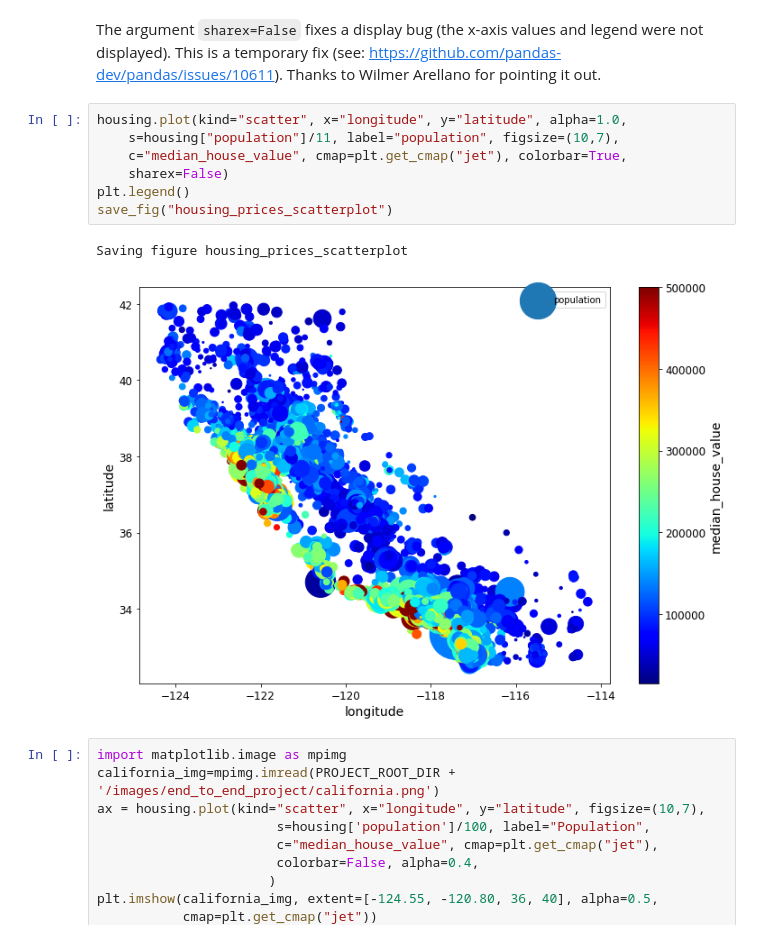
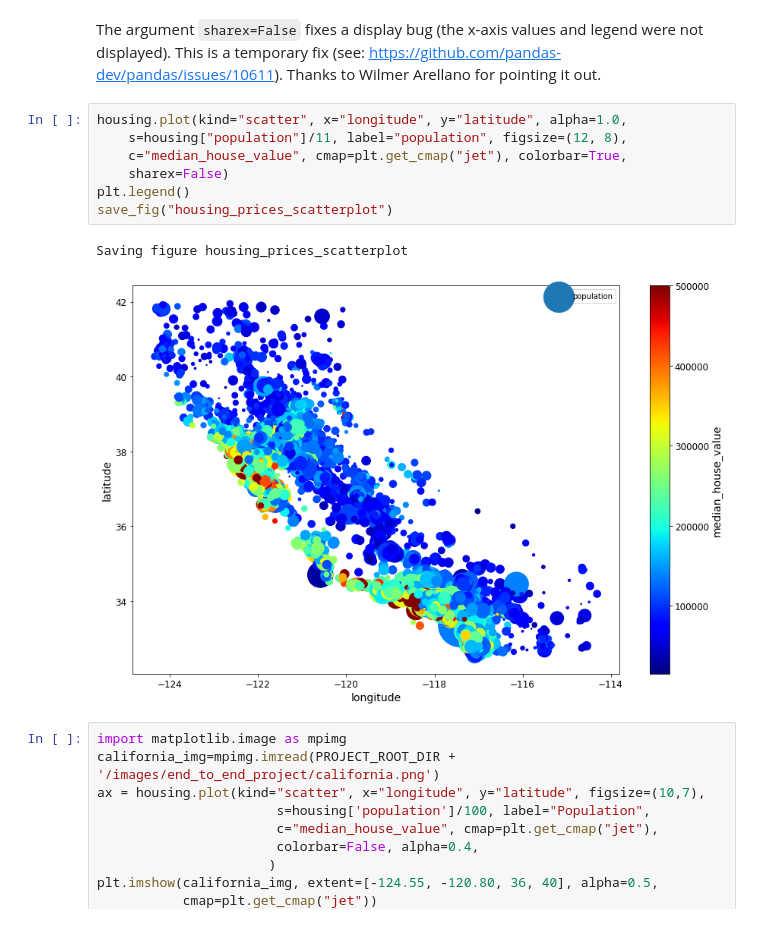
Before and after one commit to amit1rrr/handson-ml, a Jupyter notebook: 02_end_to_end_machine_learning_project.ipynb, the cells around one changed output. Cells and saved outputs as stored; diff of their text form.

Commit message:
Updates scatter plot- v2

```diff
--- a/02_end_to_end_machine_learning_project.ipynb
+++ b/02_end_to_end_machine_learning_project.ipynb
@@ -291,14 +291,14 @@ Saving figure better_visualization_plot
 The argument `sharex=False` fixes a display bug (the x-axis values and legend were not displayed). This is a temporary fix (see: https://github.com/pandas-dev/pandas/issues/10611). Thanks to Wilmer Arellano for pointing it out.
 # %%
 housing.plot(kind="scatter", x="longitude", y="latitude", alpha=1.0,
-    s=housing["population"]/11, label="population", figsize=(10,7),
+    s=housing["population"]/11, label="population", figsize=(12, 8),
     c="median_house_value", cmap=plt.get_cmap("jet"), colorbar=True,
     sharex=False)
 plt.legend()
 save_fig("housing_prices_scatterplot")
 # %% [output]
 Saving figure housing_prices_scatterplot
-[figure, old version]
+[figure, new version]
 # %%
 import matplotlib.image as mpimg
 california_img=mpimg.imread(PROJECT_ROOT_DIR + '/images/end_to_end_project/california.png')
```
